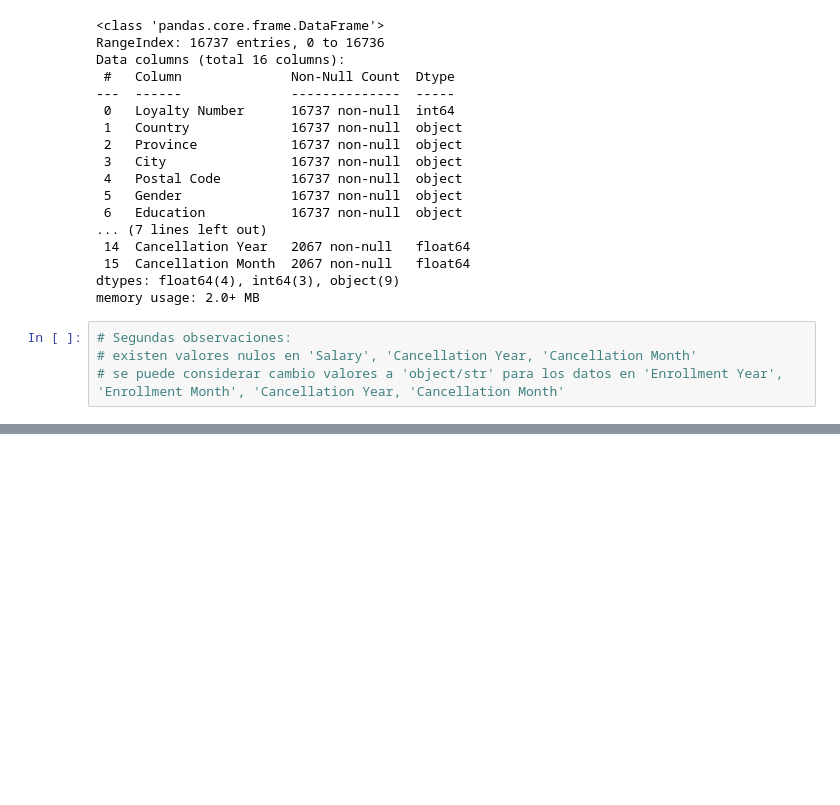
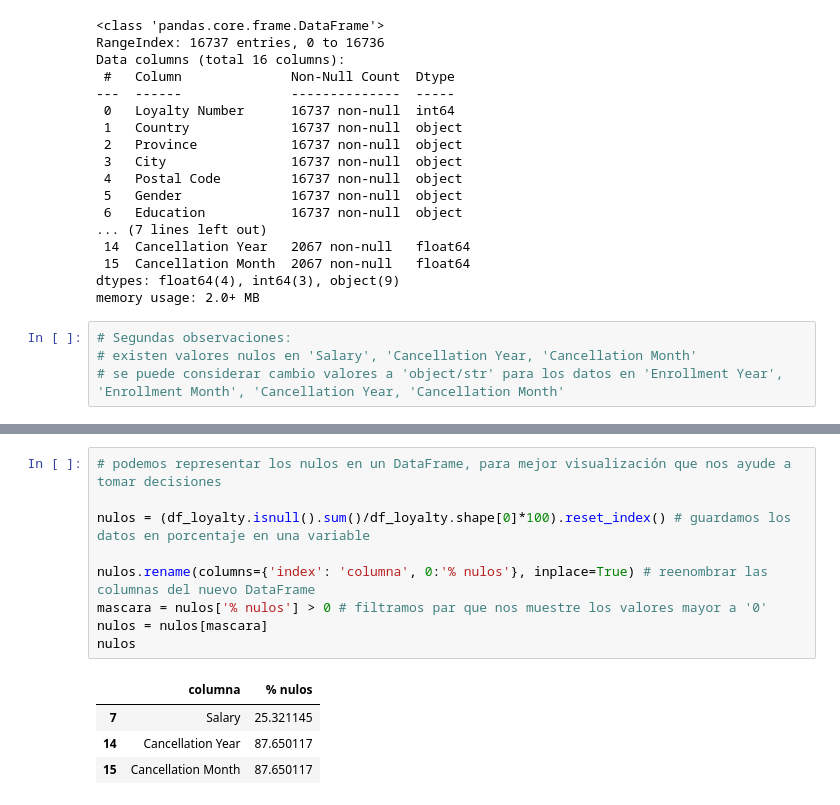
Before and after one commit to Adalab/bda-modulo-3-evaluacion-final-MarPastor, a Jupyter notebook: notebook/final_evaluation_mod3_marpastor.ipynb, the cells around one changed output, grey strips where cells are left out. Cells and saved outputs as stored; diff of their text form; blank space fills up the shorter version.

```diff
--- a/notebook/final_evaluation_mod3_marpastor.ipynb
+++ b/notebook/final_evaluation_mod3_marpastor.ipynb
@@ -562,0 +609,14 @@ memory usage: 2.0+ MB
+# %%
+# podemos representar los nulos en un DataFrame, para mejor visualización que nos ayude a tomar decisiones
+
+nulos = (df_loyalty.isnull().sum()/df_loyalty.shape[0]*100).reset_index() # guardamos los datos en porcentaje en una variable
+
+nulos.rename(columns={'index': 'columna', 0:'% nulos'}, inplace=True) # reenombrar las columnas del nuevo DataFrame
+mascara = nulos['% nulos'] > 0 # filtramos par que nos muestre los valores mayor a '0'
+nulos = nulos[mascara]
+nulos
+# %% [output]
+|  | columna | % nulos |
+| 7 | Salary | 25.321145 |
+| 14 | Cancellation Year | 87.650117 |
+| 15 | Cancellation Month | 87.650117 |
```
Also changed, not shown: parts of 17 cells of this notebook.
